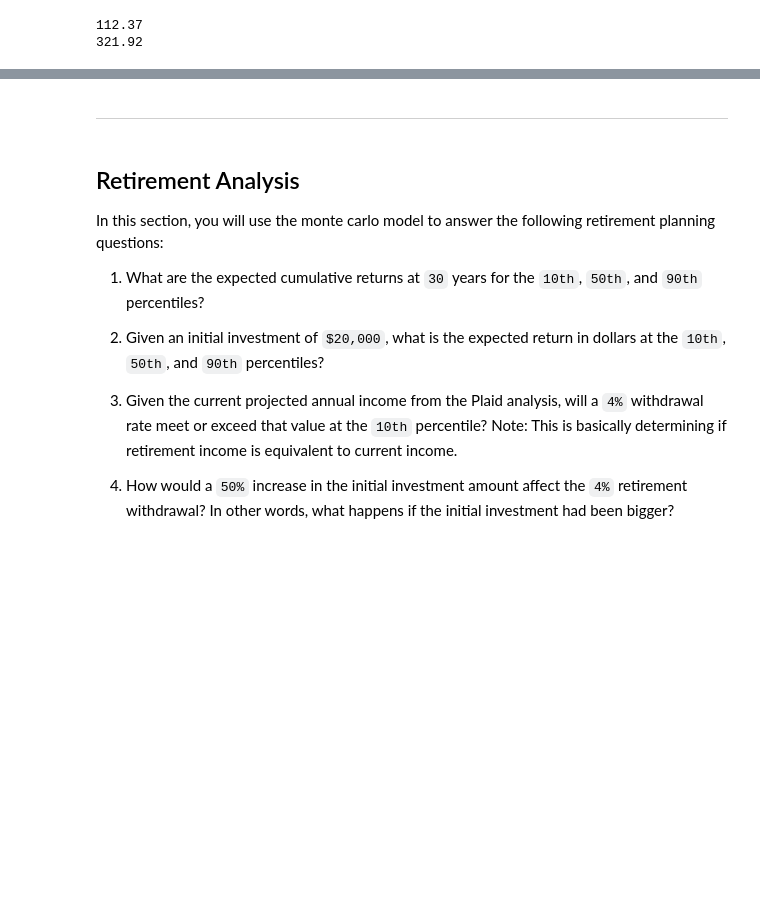
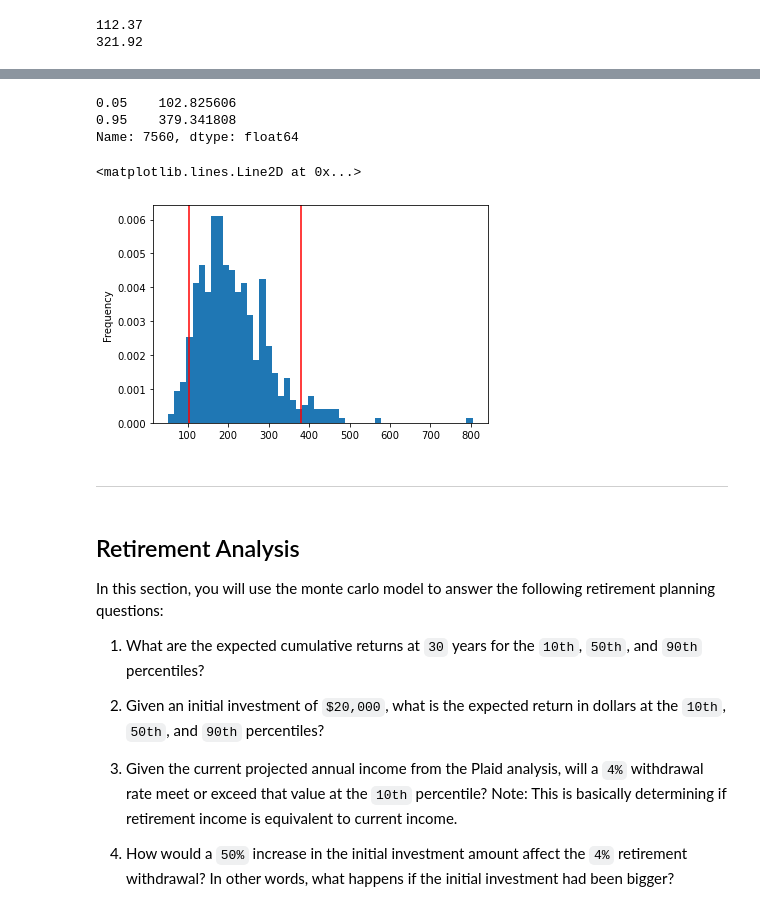
Before and after one commit to Askelan-cyber/python-homework, a Jupyter notebook: API Homework/portfolio_planner.ipynb, the cells around one changed output, grey strips where cells are left out. Saved outputs shown, nothing was run; the diff lists cells and outputs as text; code cells hidden in the pictures; blank space fills up the shorter version.

```diff
--- a/API Homework/portfolio_planner.ipynb
+++ b/API Homework/portfolio_planner.ipynb
@@ -137,0 +183,4 @@ monte_carlo = pd.DataFrame()
+# %%
+# Select the last row for the cumulative returns (cumulative returns at 20 years)
+ending = portfolio_cum_returns.iloc[-1, :]
+ending
@@ -142,2 +203,8 @@ monte_carlo = pd.DataFrame()
 # %%
 # Display the 90% confidence interval for the ending returns
+confidence_interval = ending.quantile(q=[0.05, 0.95])
+confidence_interval
+# %% [output]
+0.05    102.825606
+0.95    379.341808
+Name: 7560, dtype: float64
@@ -146,3 +211,12 @@ monte_carlo = pd.DataFrame()
+# %%
+# Visualize the distribution of the ending returns
+plt.figure();
+ending.plot(kind='hist', density=True, bins=50)
+plt.axvline(confidence_interval.iloc[0], color='r')
+plt.axvline(confidence_interval.iloc[1], color='r')
+# %% [output]
+<matplotlib.lines.Line2D at 0x...>
+[figure, added]
 # %% [markdown]
 ---
 # %% [markdown]
```
Also changed, not shown: parts of 20 cells of this notebook, 1 other file.
